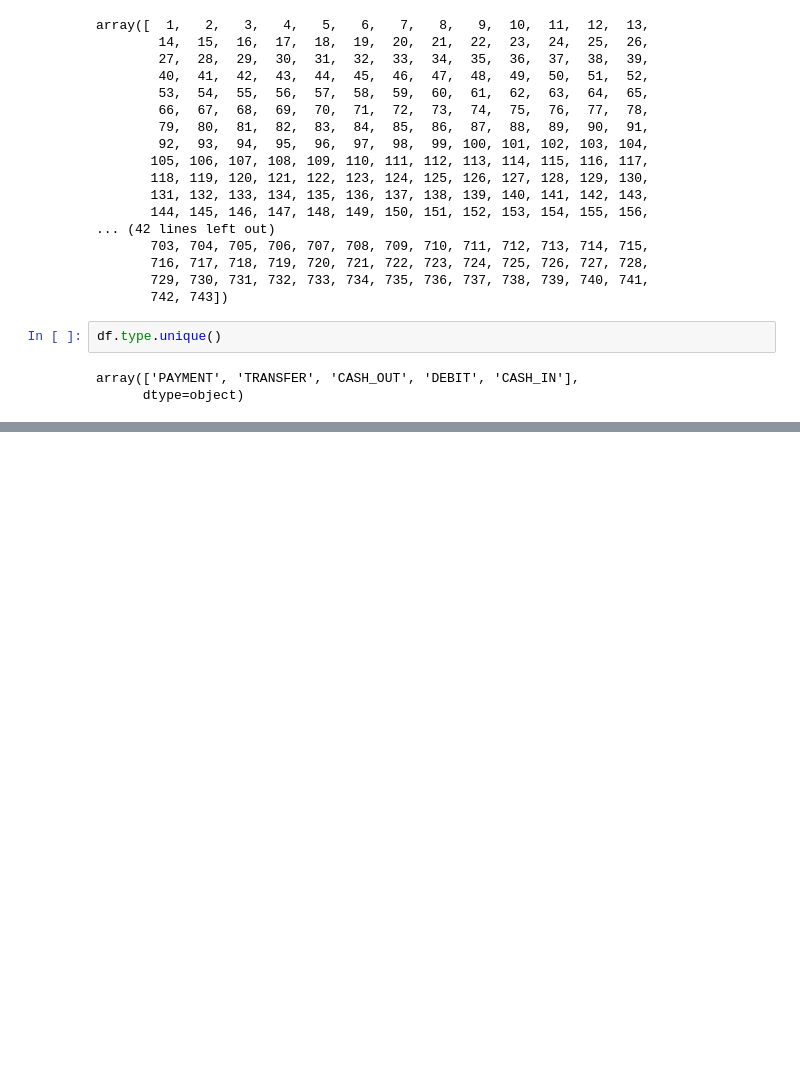
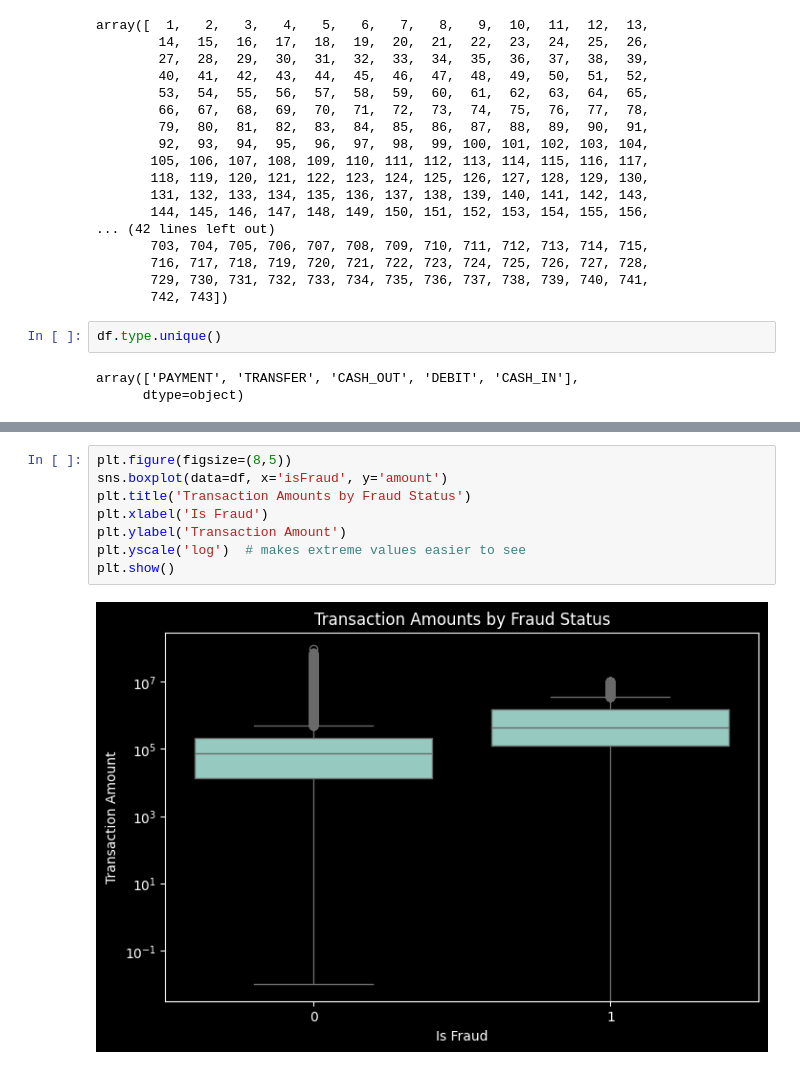
Before and after one commit to ProgrammerRez/CC_Fraud, a Jupyter notebook: EDA.ipynb, the cells around one changed output, grey strips where cells are left out. Drawn from its saved outputs; the diff is of its cells as text; blank space fills up the shorter version.

```diff
--- a/EDA.ipynb
+++ b/EDA.ipynb
@@ -238,0 +69,10 @@ NameError: name 'X_train' is not defined
+# %%
+plt.figure(figsize=(8,5))
+sns.boxplot(data=df, x='isFraud', y='amount')
+plt.title('Transaction Amounts by Fraud Status')
+plt.xlabel('Is Fraud')
+plt.ylabel('Transaction Amount')
+plt.yscale('log')  # makes extreme values easier to see
+plt.show()
+# %% [output]
+[figure, added]
```
Also changed, not shown: parts of 43 cells of this notebook, 5 other files.
